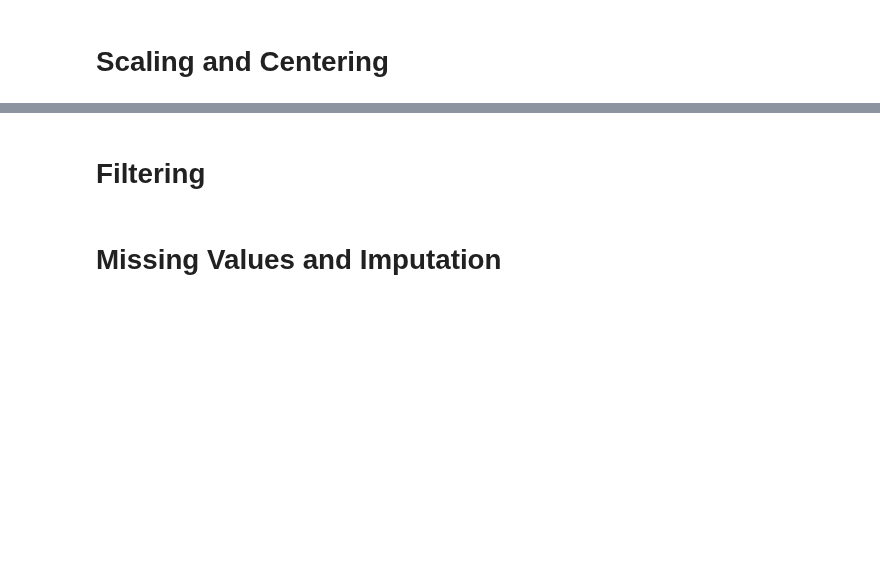
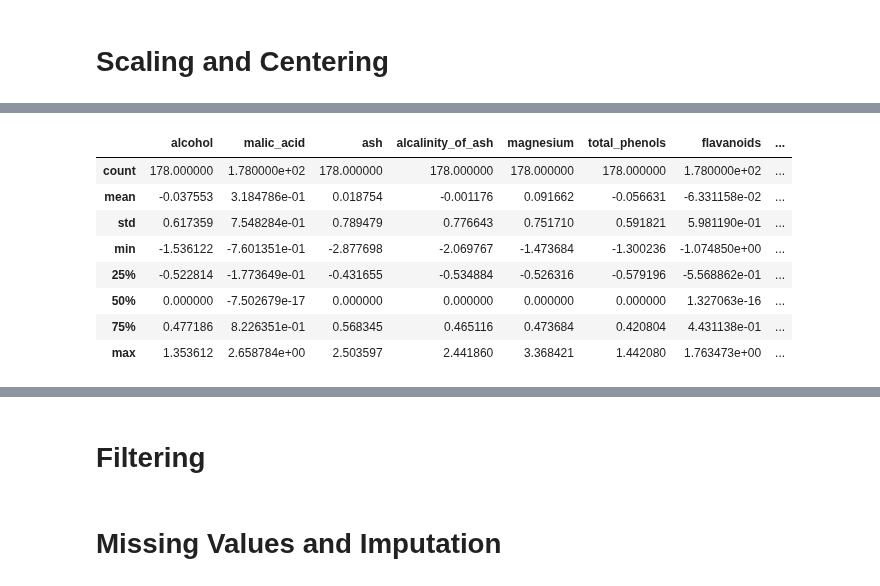
Before and after one commit to mahynski/chemometric-carpentry, a Jupyter notebook: notebooks/3_Preprocessing.ipynb, the cells around one changed output, grey strips where cells are left out. Drawn from its saved outputs; the diff is of its cells as text; code cells hidden in the pictures; blank space fills up the shorter version.

```diff
--- a/notebooks/3_Preprocessing.ipynb
+++ b/notebooks/3_Preprocessing.ipynb
@@ -23,0 +134,18 @@ sklearn has a nice explanation of their preprocessing tools [here](https://sciki
+# %%
+from sklearn.preprocessing import RobustScaler
+
+s = RobustScaler(with_centering=True, with_scaling=True)
+X_rob = pd.DataFrame(s.fit_transform(X), columns=X.columns)
+# %%
+# median is now at 0
+X_rob.describe()
+# %% [output]
+|  | alcohol | malic_acid | ash | alcalinity_of_ash | magnesium | total_phenols | flavanoids | ... |
+| count | 178.000000 | 1.780000e+02 | 178.000000 | 178.000000 | 178.000000 | 178.000000 | 1.780000e+02 | ... |
+| mean | -0.037553 | 3.184786e-01 | 0.018754 | -0.001176 | 0.091662 | -0.056631 | -6.331158e-02 | ... |
+| std | 0.617359 | 7.548284e-01 | 0.789479 | 0.776643 | 0.751710 | 0.591821 | 5.981190e-01 | ... |
+| min | -1.536122 | -7.601351e-01 | -2.877698 | -2.069767 | -1.473684 | -1.300236 | -1.074850e+00 | ... |
+| 25% | -0.522814 | -1.773649e-01 | -0.431655 | -0.534884 | -0.526316 | -0.579196 | -5.568862e-01 | ... |
+| 50% | 0.000000 | -7.502679e-17 | 0.000000 | 0.000000 | 0.000000 | 0.000000 | 1.327063e-16 | ... |
+| 75% | 0.477186 | 8.226351e-01 | 0.568345 | 0.465116 | 0.473684 | 0.420804 | 4.431138e-01 | ... |
+| max | 1.353612 | 2.658784e+00 | 2.503597 | 2.441860 | 3.368421 | 1.442080 | 1.763473e+00 | ... |
```
Also changed, not shown: parts of 16 cells of this notebook.
